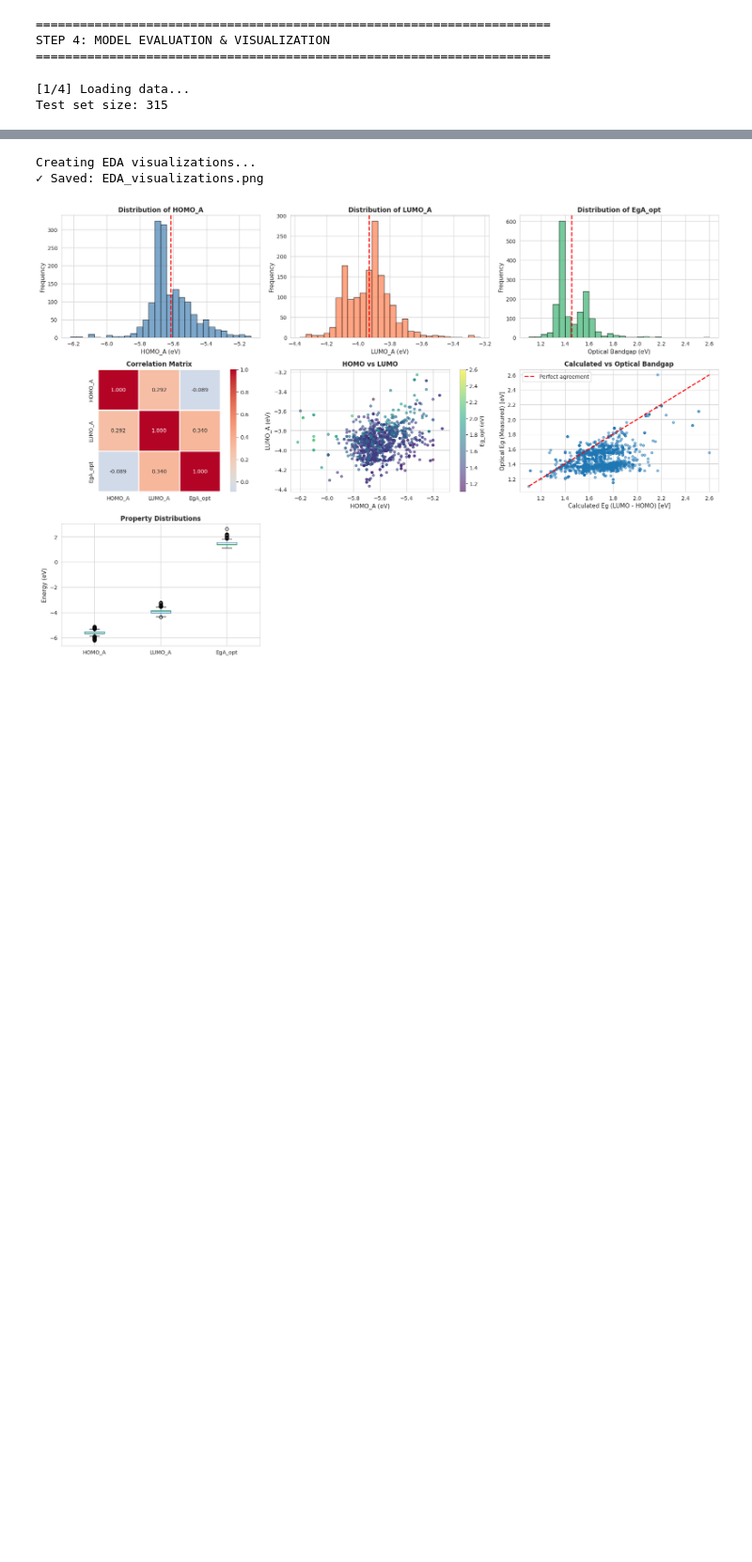
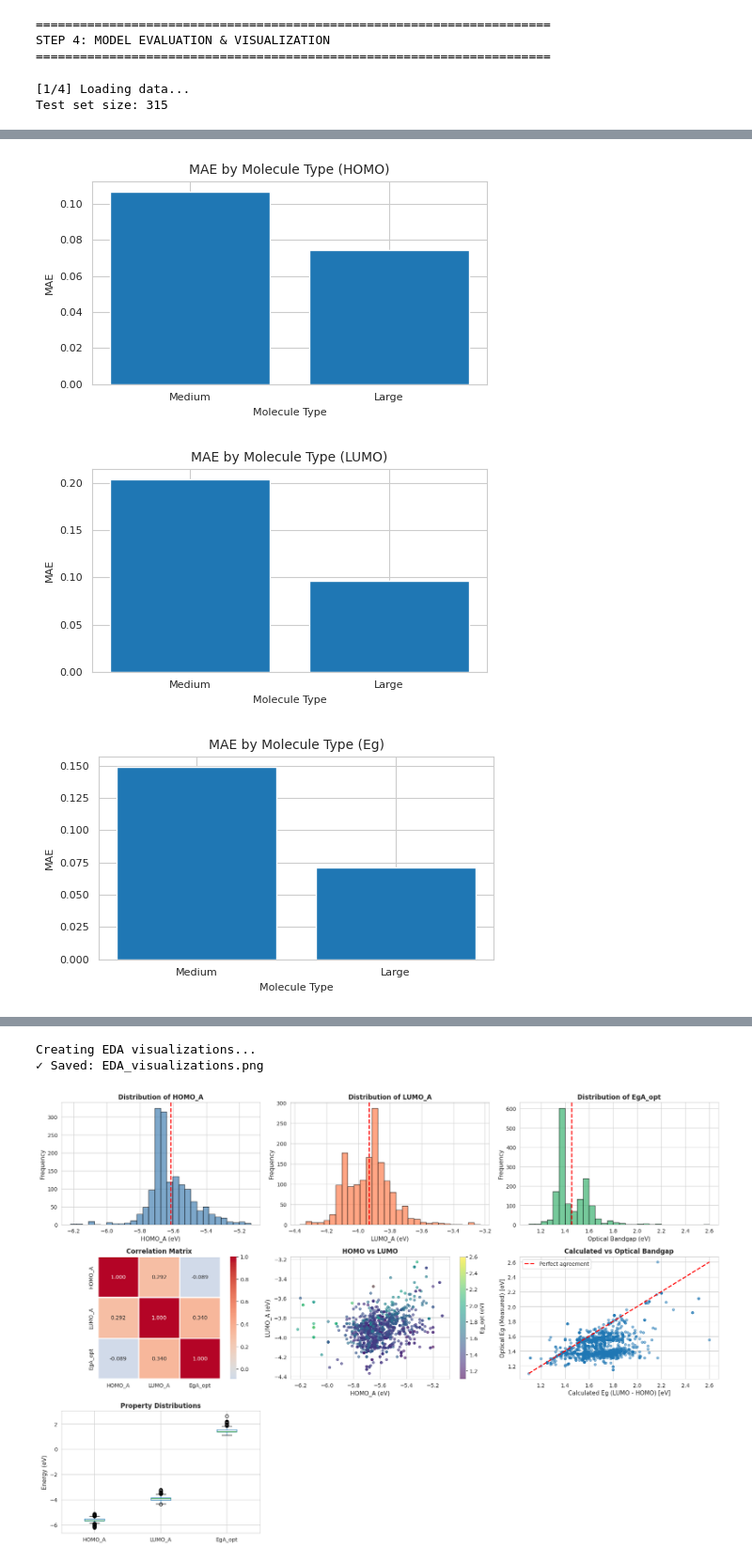
Before and after one commit to Bsamuel-tech/molecular-property-prediction, a Jupyter notebook: Step_4_Evaluation_Visualization.ipynb, the cells around one changed output, grey strips where cells are left out. Shown at 94% size. Drawn from its saved outputs; the diff is of its cells as text; code cells hidden in the pictures; blank space fills up the shorter version.

```diff
--- a/Step_4_Evaluation_Visualization.ipynb
+++ b/Step_4_Evaluation_Visualization.ipynb
@@ -95,3 +245,31 @@ for prop, y_te in [('HOMO', y_homo_test), ('LUMO', y_lumo_test), ('Eg', y_eg_tes
+# %%
+# ============================================================
+# VISUALIZATION OF ERROR ANALYSIS (COMPACT VERSION)
+# ============================================================
+
+import matplotlib.pyplot as plt
+
+df_clean = df_results.dropna()
+
+for target in df_clean['Target'].unique():
+    subset = df_clean[df_clean['Target'] == target]
+
+    plt.figure(figsize=(5, 3))  # 👈 smaller size
+    plt.bar(subset['Molecule_Type'], subset['MAE'])
+
+    plt.title(f"MAE by Molecule Type ({target})", fontsize=10)
+    plt.xlabel("Molecule Type", fontsize=8)
+    plt.ylabel("MAE", fontsize=8)
+
+    plt.xticks(fontsize=8)
+    plt.yticks(fontsize=8)
+
+    plt.tight_layout()  # 👈 prevents overlap
+    plt.show()
+# %% [output]
+[figure, added]
+[figure, added]
+[figure, added]
 # %%
 # [4/4] Create performance visualizations
 print("\n[4/4] Creating visualizations...")
```
Also changed, not shown: parts of 9 cells of this notebook.
